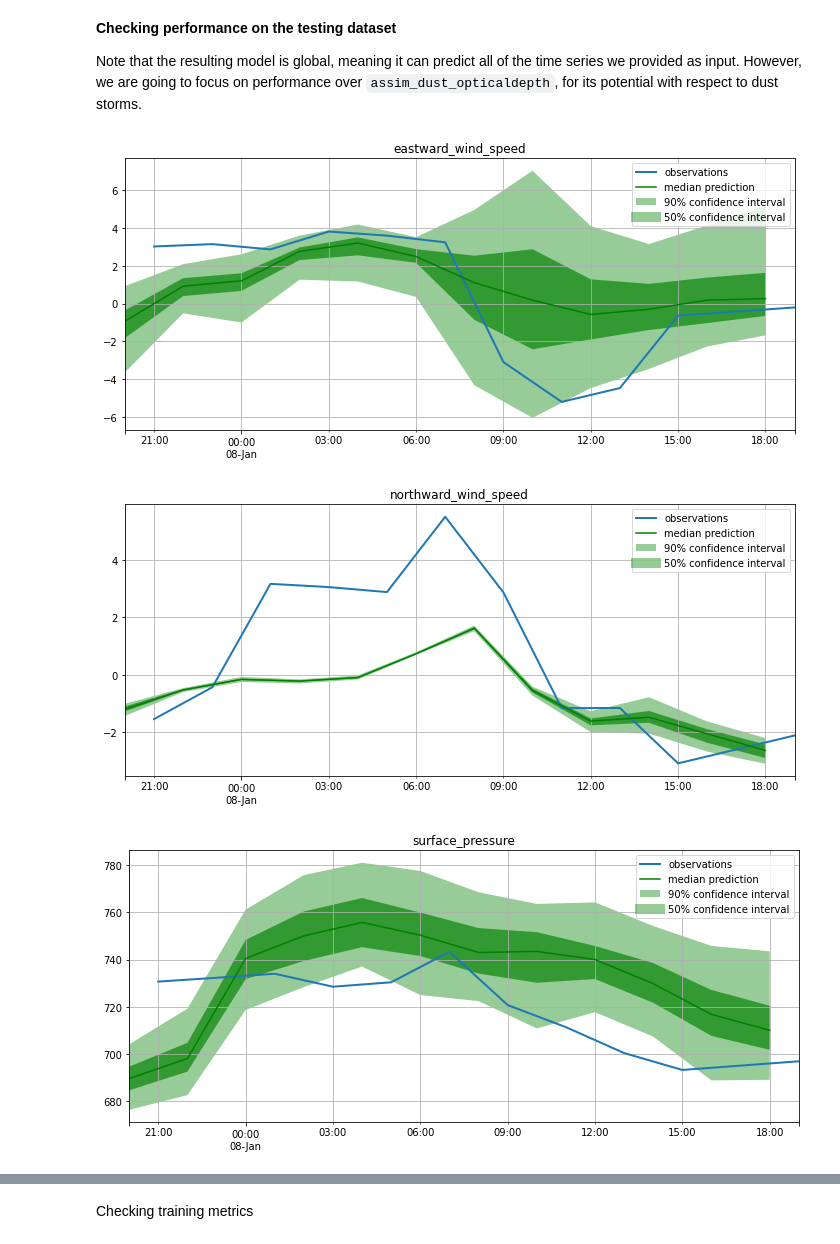
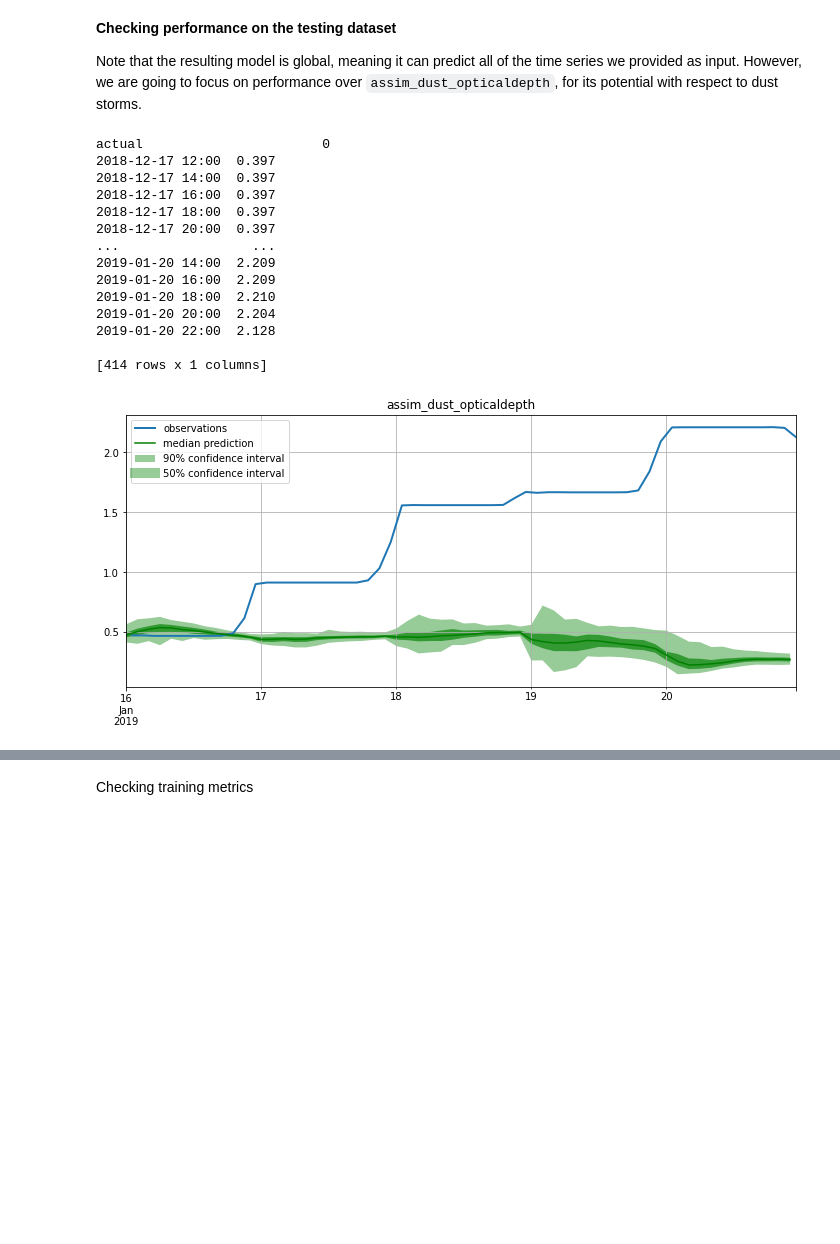
Before and after one commit to amelBennaceur/OpenMarsML, a Jupyter notebook: insight_data_analysis.ipynb, the cells around one changed output, grey strips where cells are left out. Cells and saved outputs as stored; diff of their text form; code cells hidden in the pictures; blank space fills up the shorter version.

```diff
--- a/insight_data_analysis.ipynb
+++ b/insight_data_analysis.ipynb
@@ -168,9 +143,8 @@ Now, we define our training and validation dataset. We will try to forecast 1-we
 from gluonts.dataset.common import ListDataset
 import pandas as pd
 
-frequency: str = "2H"
 start_training: pd.Timestamp = pd.Timestamp(year=2018, month=12, day=15)
-end_training: pd.Timestamp = pd.Timestamp(year=2019, month=1, day=15)
+end_training: pd.Timestamp = pd.Timestamp(year=2019, month=1, day=16)
 
 target_time_series: List[pd.Series] = [data_frame[target_column] for target_column in target_columns]
 training_dataset: ListDataset
@@ -179,5 +153,5 @@ training_series, training_dataset = insight_lander.to_list_dataset(target_time_s
                                                                    end_date=end_training,
                                                                    frequency=frequency)
 # Only for visualization
-training_series[-1]["target"]
+training_series[-1]["target"].plot(figsize=(10, 10))
 # %% [output]
@@ -199,11 +162,12 @@ Let's start generating a single test time series
 # %%
 from datetime import timedelta
 
-prediction_days: int = 6 # From Optuna: 6
+prediction_days: int = 5 # From Optuna: 6
 end_testing: pd.Timestamp = end_training + timedelta(days=prediction_days)
 testing_series, testing_dataset = insight_lander.to_list_dataset(target_time_series,
                                                                  start_date=start_training,
                                                                  end_date=end_testing,
                                                                  frequency=frequency)
+testing_series[-1]["target"].plot(figsize=(10, 10))
 testing_series[-1]["target"]
 # %% [output]
@@ -241,7 +205,7 @@ num_batches_per_epoch: int = 100
 evaluation_samples: int = 100
 batch_size: int = 32
 
-optimize_parameters: bool = True
+optimize_parameters: bool = False
 if optimize_parameters:
     optimization_trials: int = 10
     metric_type: str = "RMSE"
@@ -272,7 +222,7 @@ Optimization time: 895.4733190536499 s
 # %% [markdown]
 Now, we start training
 # %%
-context_length = 12  # From Optuna: 12
+context_length = 60  # From Optuna: 12
 prediction_length = context_length  # From Optuna: 12
 batch_size = 32  # From Optuna: 32
 
@@ -301,16 +251,28 @@ respect to dust storms.
 # %%
 from deepar_forecast import plot_forecasts
 from gluonts.model import Forecast
 from typing import List
 from gluonts.evaluation import make_evaluation_predictions
 
 forecast_iterator, actual_iterator = make_evaluation_predictions(dataset=testing_dataset,
                                                                  predictor=predictor,
                                                                  num_samples=evaluation_samples)
 forecast_list: List[Forecast] = list(forecast_iterator)
 actual_list: List[pd.DataFrame] = list(actual_iterator)
-plot_forecasts(actual_list, forecast_list, past_length=context_length, plots=len(target_columns) + 1)
+plot_forecasts([actual_list[-1]], [forecast_list[-1]], past_length=context_length, plots=len(target_columns) + 1)
 # %% [output]
+actual                       0
+2018-12-17 12:00  0.397
+2018-12-17 14:00  0.397
+2018-12-17 16:00  0.397
+2018-12-17 18:00  0.397
+2018-12-17 20:00  0.397
+...                 ...
+2019-01-20 14:00  2.209
+2019-01-20 16:00  2.209
+2019-01-20 18:00  2.210
+2019-01-20 20:00  2.204
+2019-01-20 22:00  2.128
+
+[414 rows x 1 columns]
-[figure, old version]
+[figure, new version]
-[figure, removed]
-[figure, removed]
```
Also changed, not shown: parts of 13 cells of this notebook, 5 other files.
